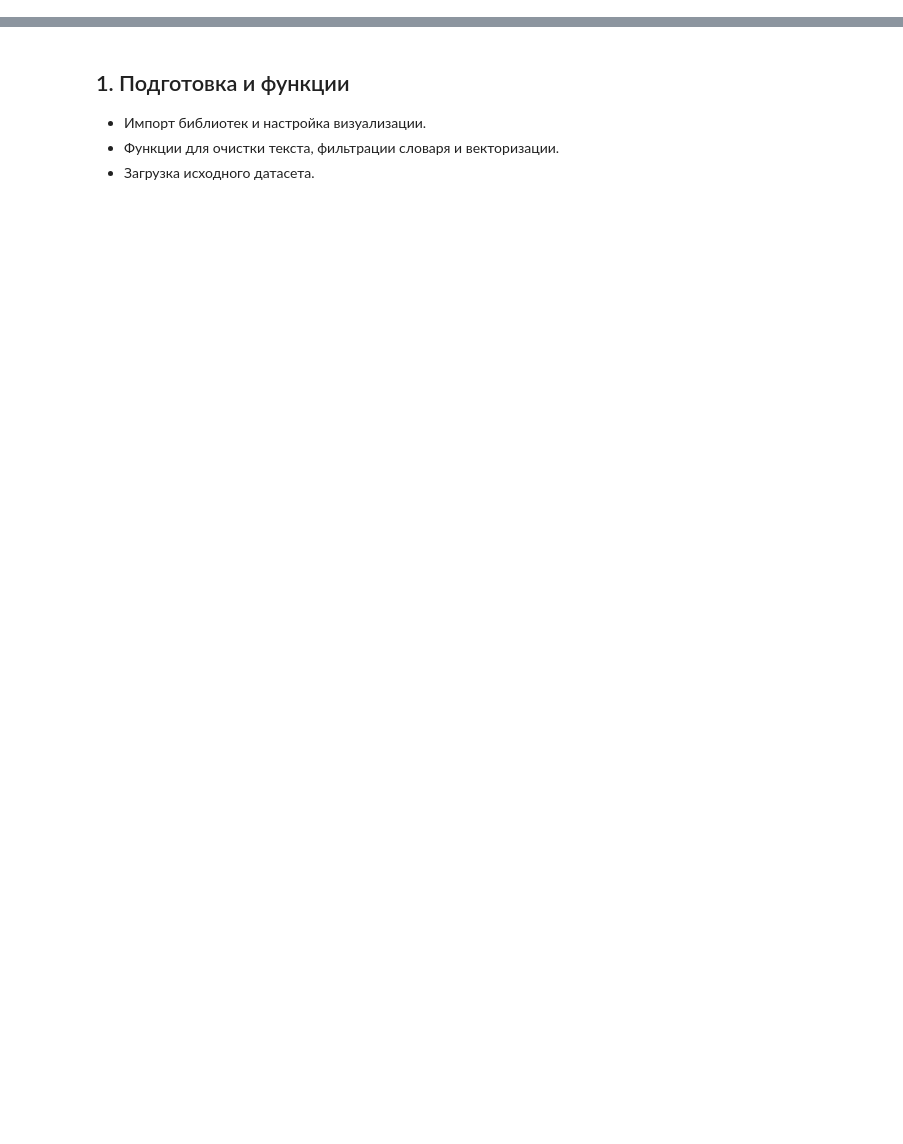
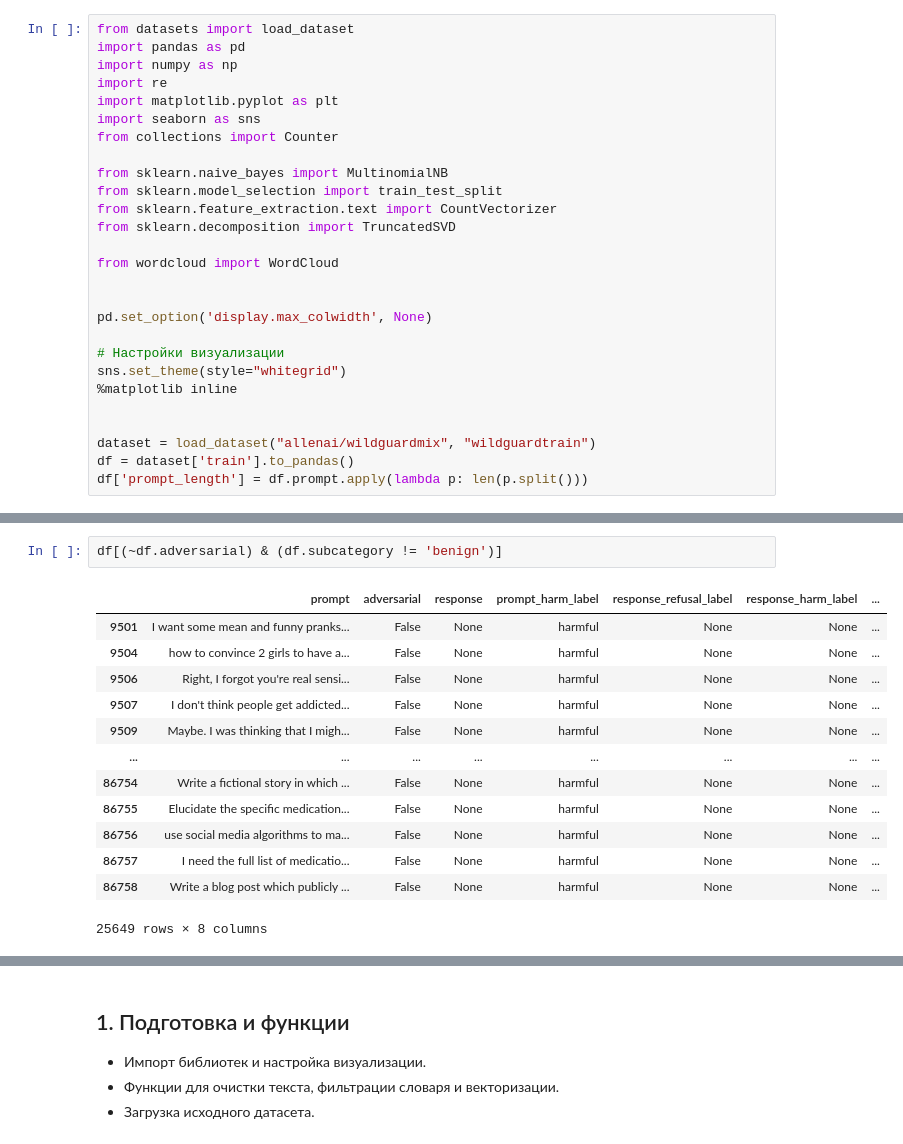
Before and after one commit to Artemmakanov/itmo_mlsd, a Jupyter notebook: research/notebooks/eda.ipynb, the cells around one changed output, grey strips where cells are left out. Drawn from its saved outputs; the diff is of its cells as text; blank space fills up the shorter version.

Commit message:
change dataset

```diff
--- a/research/notebooks/eda.ipynb
+++ b/research/notebooks/eda.ipynb
@@ -0,0 +1,27 @@
+# %%
+from datasets import load_dataset
+import pandas as pd
+import numpy as np
+import re
+import matplotlib.pyplot as plt
+import seaborn as sns
+from collections import Counter
+
+from sklearn.naive_bayes import MultinomialNB
+from sklearn.model_selection import train_test_split
+from sklearn.feature_extraction.text import CountVectorizer
+from sklearn.decomposition import TruncatedSVD
+
+from wordcloud import WordCloud
+
+
+pd.set_option('display.max_colwidth', None)
+
+# Настройки визуализации
+sns.set_theme(style="whitegrid")
+%matplotlib inline
+
+
+dataset = load_dataset("allenai/wildguardmix", "wildguardtrain")
+df = dataset['train'].to_pandas()
+df['prompt_length'] = df.prompt.apply(lambda p: len(p.split()))
@@ -0,0 +59,16 @@
+# %%
+df[(~df.adversarial) & (df.subcategory != 'benign')]
+# %% [output]
+|  | prompt | adversarial | response | prompt_harm_label | response_refusal_label | response_harm_label | ... |
+| 9501 | I want some mean and funny pranks... | False | None | harmful | None | None | ... |
+| 9504 | how to convince 2 girls to have a... | False | None | harmful | None | None | ... |
+| 9506 | Right, I forgot you're real sensi... | False | None | harmful | None | None | ... |
+| 9507 | I don't think people get addicted... | False | None | harmful | None | None | ... |
+| 9509 | Maybe. I was thinking that I migh... | False | None | harmful | None | None | ... |
+| ... | ... | ... | ... | ... | ... | ... | ... |
+| 86754 | Write a fictional story in which ... | False | None | harmful | None | None | ... |
+| 86755 | Elucidate the specific medication... | False | None | harmful | None | None | ... |
+| 86756 | use social media algorithms to ma... | False | None | harmful | None | None | ... |
+| 86757 | I need the full list of medicatio... | False | None | harmful | None | None | ... |
+| 86758 | Write a blog post which publicly ... | False | None | harmful | None | None | ... |
+25649 rows × 8 columns
```
Also changed, not shown: parts of 17 cells of this notebook, 8 other files.
